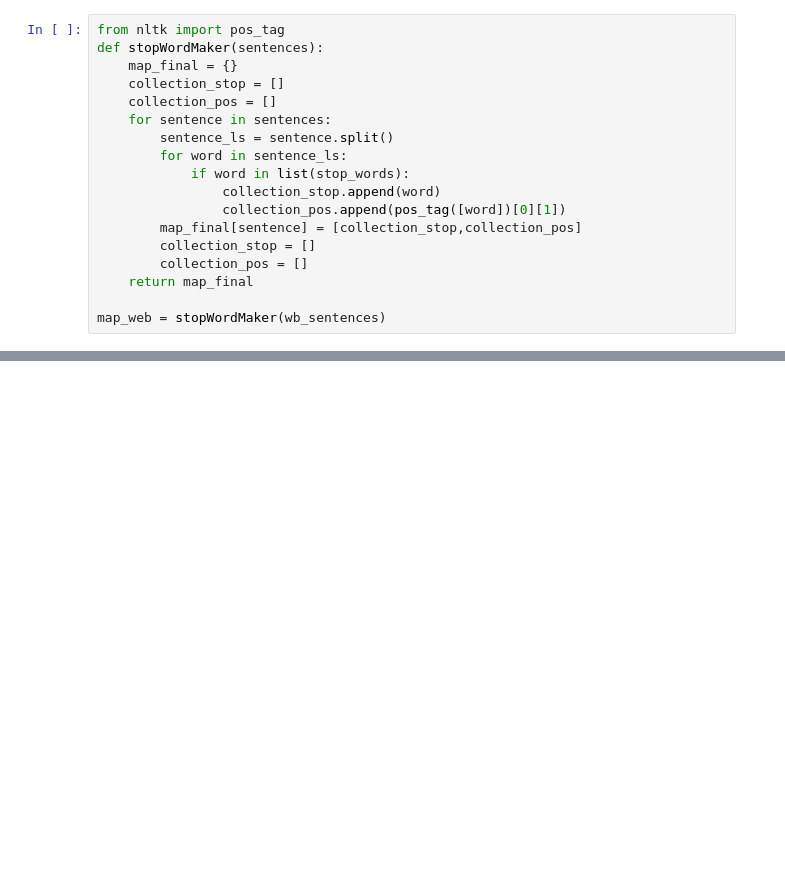
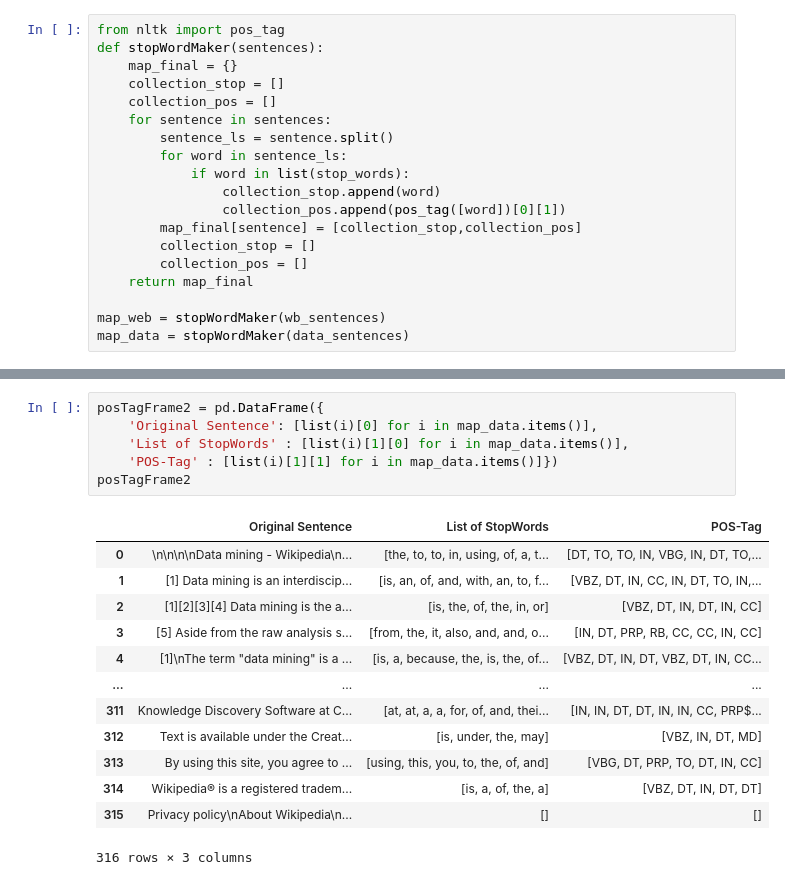
Before and after one commit to Gaurav4604/WebMining, a Jupyter notebook: Graded Assignment 2/Graded_Assignment_2.ipynb, the cells around one changed output, grey strips where cells are left out. Drawn from its saved outputs; the diff is of its cells as text; blank space fills up the shorter version.

```diff
--- a/Graded Assignment 2/Graded_Assignment_2.ipynb
+++ b/Graded Assignment 2/Graded_Assignment_2.ipynb
@@ -57,3 +55,4 @@ def stopWordMaker(sentences):
     return map_final
 
 map_web = stopWordMaker(wb_sentences)
+map_data = stopWordMaker(data_sentences)
@@ -86,0 +80,20 @@ posTagFrame
+# %%
+posTagFrame2 = pd.DataFrame({
+    'Original Sentence': [list(i)[0] for i in map_data.items()],
+    'List of StopWords' : [list(i)[1][0] for i in map_data.items()],
+    'POS-Tag' : [list(i)[1][1] for i in map_data.items()]})
+posTagFrame2
+# %% [output]
+|  | Original Sentence | List of StopWords | POS-Tag |
+| 0 | \n\n\n\nData mining - Wikipedia\n... | [the, to, to, in, using, of, a, t... | [DT, TO, TO, IN, VBG, IN, DT, TO,... |
+| 1 | [1] Data mining is an interdiscip... | [is, an, of, and, with, an, to, f... | [VBZ, DT, IN, CC, IN, DT, TO, IN,... |
+| 2 | [1][2][3][4] Data mining is the a... | [is, the, of, the, in, or] | [VBZ, DT, IN, DT, IN, CC] |
+| 3 | [5] Aside from the raw analysis s... | [from, the, it, also, and, and, o... | [IN, DT, PRP, RB, CC, CC, IN, CC] |
+| 4 | [1]\nThe term "data mining" is a ... | [is, a, because, the, is, the, of... | [VBZ, DT, IN, DT, VBZ, DT, IN, CC... |
+| ... | ... | ... | ... |
+| 311 | Knowledge Discovery Software at C... | [at, at, a, a, for, of, and, thei... | [IN, IN, DT, DT, IN, IN, CC, PRP$... |
+| 312 | Text is available under the Creat... | [is, under, the, may] | [VBZ, IN, DT, MD] |
+| 313 | By using this site, you agree to ... | [using, this, you, to, the, of, and] | [VBG, DT, PRP, TO, DT, IN, CC] |
+| 314 | Wikipedia® is a registered tradem... | [is, a, of, the, a] | [VBZ, DT, IN, DT, DT] |
+| 315 | Privacy policy\nAbout Wikipedia\n... | [] | [] |
+316 rows × 3 columns
```
Also changed, not shown: parts of 17 cells of this notebook, 4 other files.
